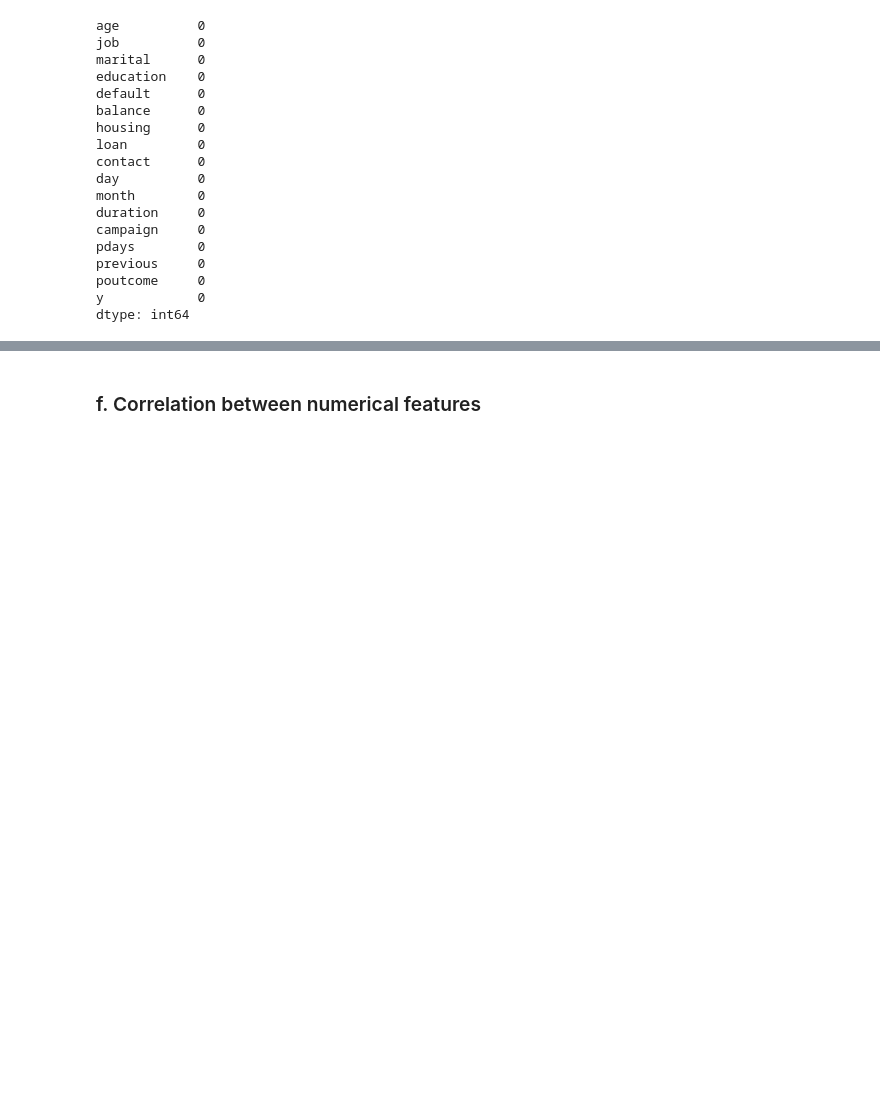
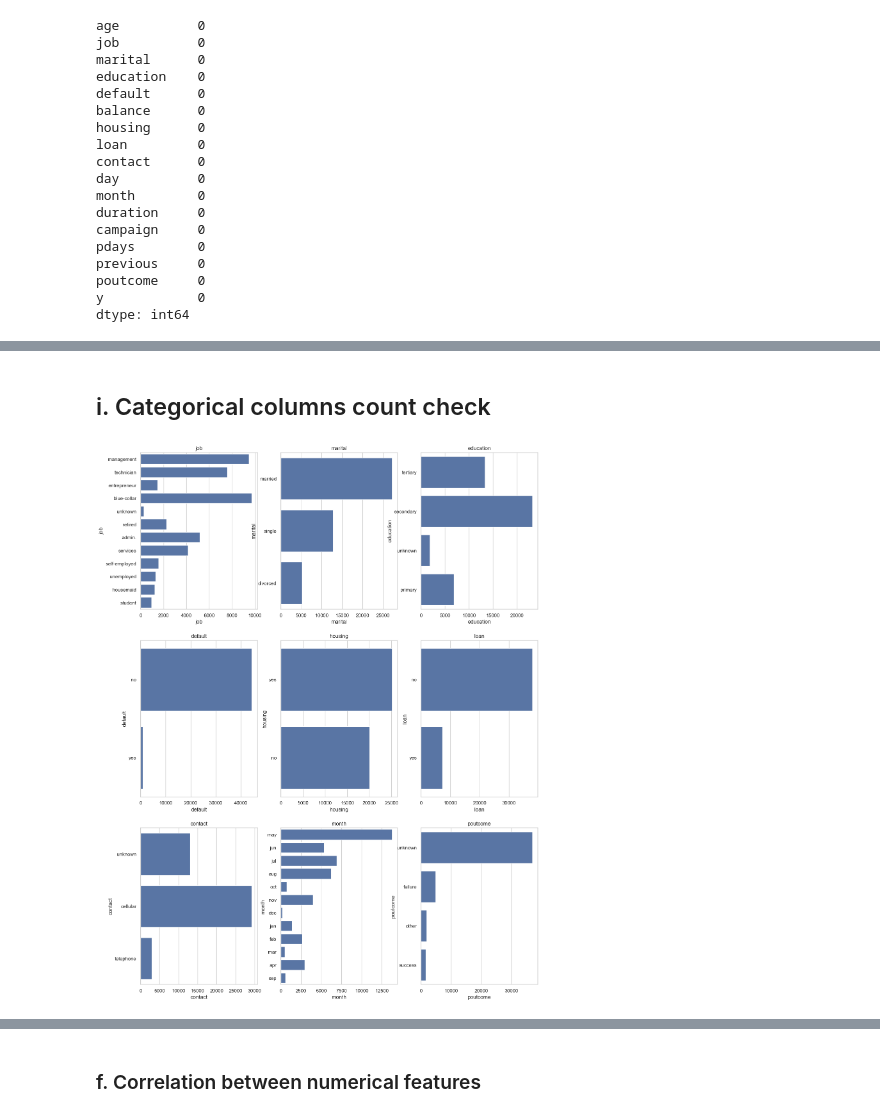
Before and after one commit to princekwusu/Term_Deposit_Prediction, a Jupyter notebook: src/T_D_prediction.ipynb, the cells around one changed output, grey strips where cells are left out. Drawn from its saved outputs; the diff is of its cells as text; code cells hidden in the pictures; blank space fills up the shorter version.

```diff
--- a/src/T_D_prediction.ipynb
+++ b/src/T_D_prediction.ipynb
@@ -94,0 +168,14 @@ plt.show()
+# %% [markdown]
+## i. Categorical columns count check
+# %%
+plt.figure(figsize=(16,90))
+plotnumber =1
+for feature in categorical_columns:
+    ax = plt.subplot(12,3,plotnumber)
+    sns.countplot(y=feature,data=bank_data)
+    plt.xlabel(feature)
+    plt.title(feature)
+    plotnumber+=1
+plt.show()
+# %% [output]
+[figure, added]
```
Also changed, not shown: parts of 28 cells of this notebook.
